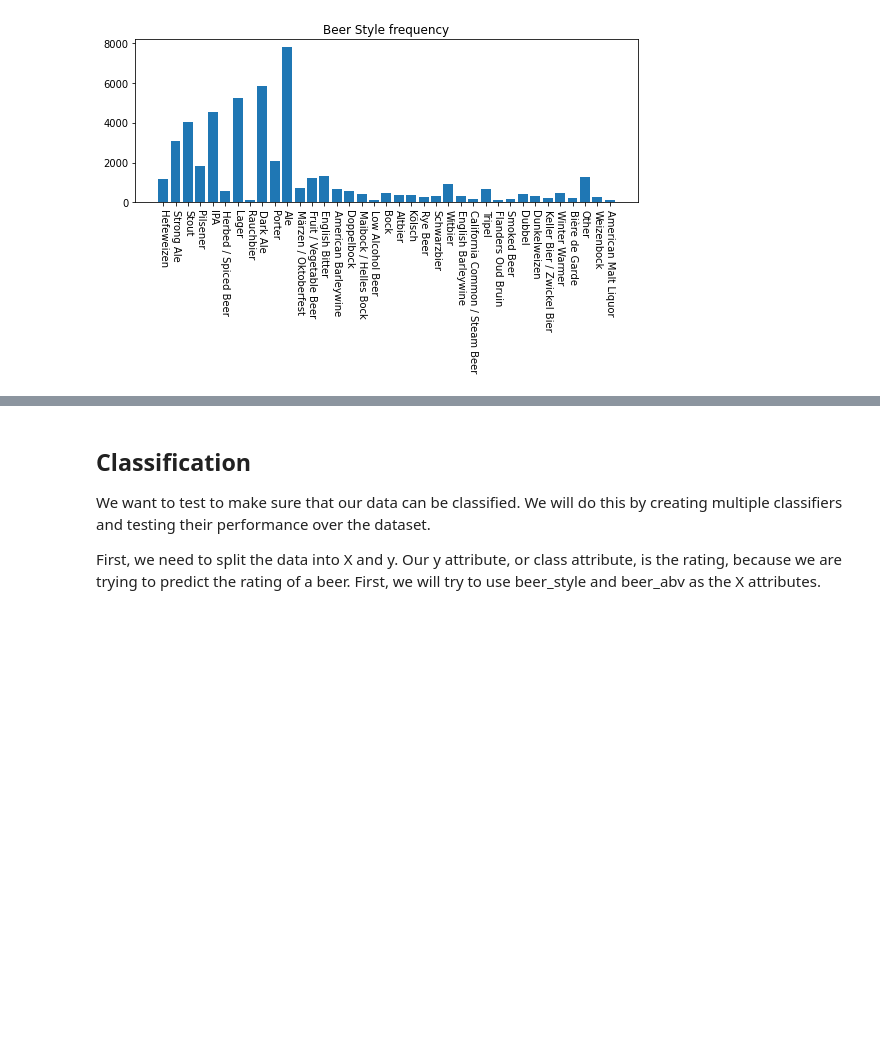
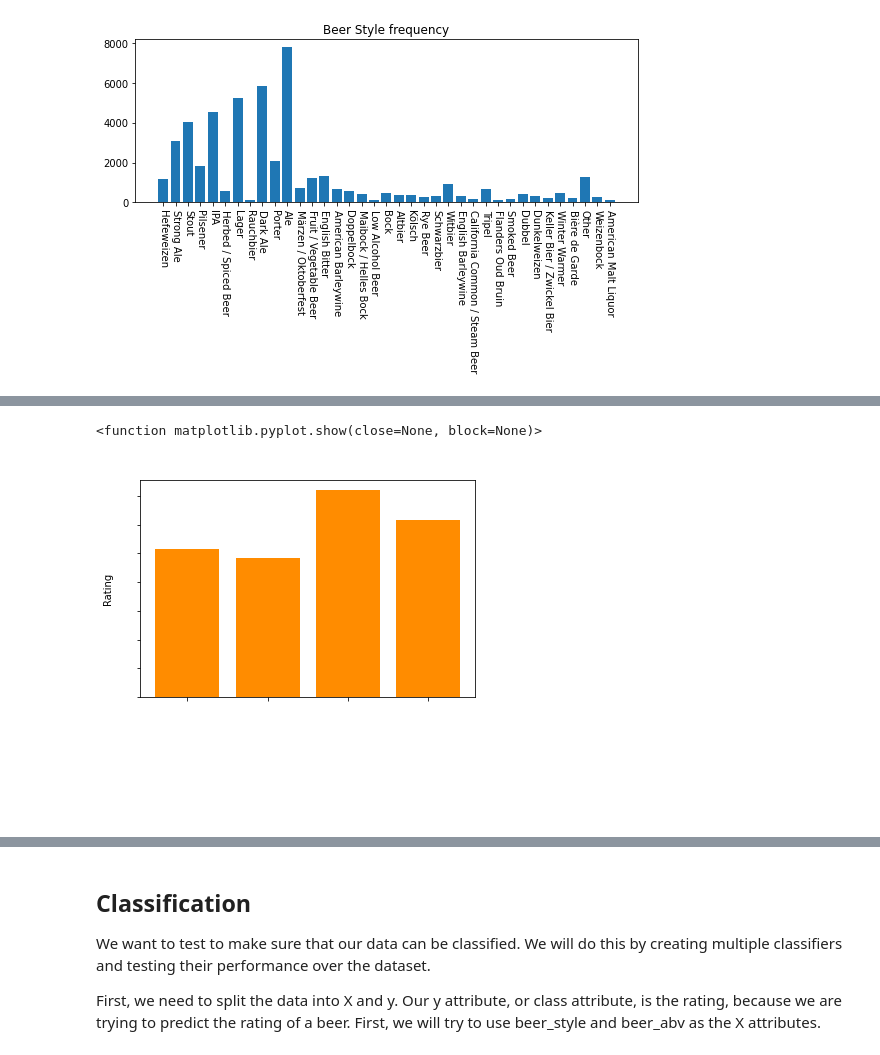
Before and after one commit to GoneSahlin/CPSC322-Final-Project, a Jupyter notebook: exploratory_data_analysis.ipynb, the cells around one changed output, grey strips where cells are left out. Drawn from its saved outputs; the diff is of its cells as text; code cells hidden in the pictures; blank space fills up the shorter version.

```diff
--- a/exploratory_data_analysis.ipynb
+++ b/exploratory_data_analysis.ipynb
@@ -64,0 +78,20 @@ plt.show()
+# %%
+names = ["Coors Light","Bud Light","Blue Moon Belgian White","Rolling Rock Extra Pale"]
+rating =[]
+mt = MyPyTable()
+mt.load_from_file("Data/joined_data_nums.csv")
+for name in names:
+    temp = mt.get_rows_with_val("beer_name",name)
+    rating.append(temp.data[0][-4])
+plt.bar(names,rating,color='darkorange')
+plt.xticks(rotation= 45)
+plt.ylabel("Rating")
+plt.xticks(color='w')
+plt.yticks(color = 'w')
+plt.xlabel("Rating of Beer",color='w')
+plt.title("College Beer Rating",color ='w')
+plt.savefig('Other/College.png',dpi= 300,bbox_inches = 'tight')
+plt.show
+# %% [output]
+<function matplotlib.pyplot.show(close=None, block=None)>
+[figure, added]
```
Also changed, not shown: parts of 5 cells of this notebook.
